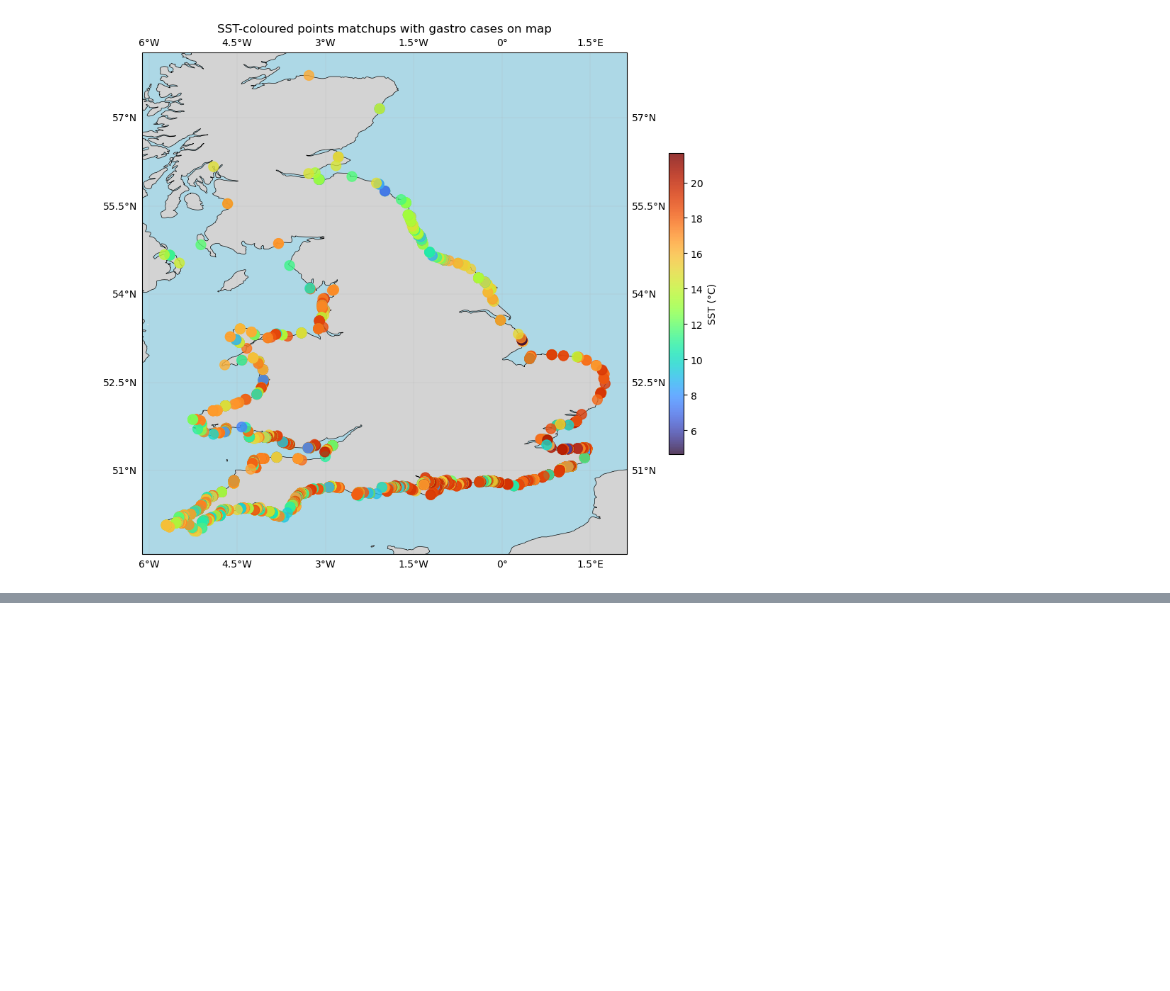
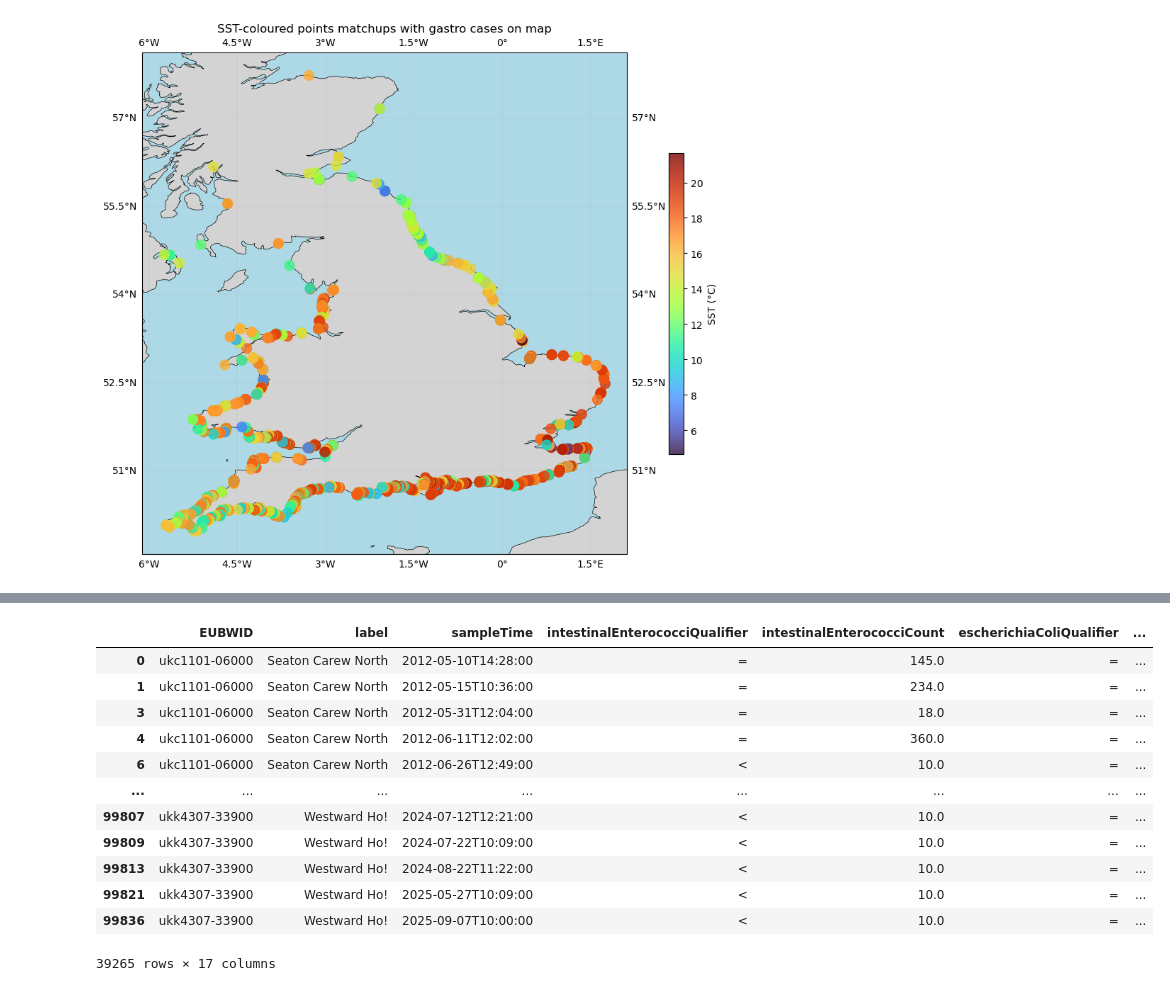
Before and after one commit to ESA-CHANGE/CCI-Health-EColi-UK, a Jupyter notebook: notebooks/change_random_forest.ipynb, the cells around one changed output, grey strips where cells are left out. Saved outputs shown, nothing was run; the diff lists cells and outputs as text; code cells hidden in the pictures; blank space fills up the shorter version.

```diff
--- a/notebooks/change_random_forest.ipynb
+++ b/notebooks/change_random_forest.ipynb
@@ -249,0 +254,42 @@ obs_df.to_csv(out_data_name)
+# %%
+# Load observed locations from CSV file - EA monitoring data on E coli
+obs_data_root = '/data/datasets/Projects/CHANGE/data'
+obs_data_name = os.path.join(obs_data_root, 'EA_Ecoli', 'ALL_BW_data_2012-2025.csv')
+
+obs_df = pd.read_csv(obs_data_name)
+
+# Transform UK National Grid easting, northing coordinates to lat, lon
+# What is difference between 'ngrx' and 'ngrx (values)' columns?
+transformer = Transformer.from_crs("epsg:27700", "epsg:4326", always_xy=True)
+lons, lats = transformer.transform(obs_df['ngrx'].values, obs_df['ngry'].values)
+obs_df['lat'], obs_df['lon'] = lats, lons
+
+# Remove invalid rows, with missing lat/lon
+obs_df = obs_df.dropna(subset=['lon', 'lat'])
+
+# Add time variable, at midday for dates
+obs_df['date_time'] = pd.to_datetime(obs_df['sampleTime'])
+obs_df
+
+# Store the data with the lat, lon, time columns
+out_data_name = os.path.join(obs_data_root, 'EA_Ecoli', 'ALL_BW_data_2012-2025_latlon.csv')
+obs_df.to_csv(out_data_name)
+# %%
+# Abritrary threshold of EA E coli data for plotting test
+high_ecoli = {'=', '>'}
+obs_filtered_df = obs_df[obs_df['escherichiaColiQualifier'].isin(high_ecoli)]
+obs_filtered_df
+# %% [output]
+|  | EUBWID | label | sampleTime | intestinalEnterococciQualifier | intestinalEnterococciCount | escherichiaColiQualifier | ... |
+| 0 | ukc1101-06000 | Seaton Carew North | 2012-05-10T14:28:00 | = | 145.0 | = | ... |
+| 1 | ukc1101-06000 | Seaton Carew North | 2012-05-15T10:36:00 | = | 234.0 | = | ... |
+| 3 | ukc1101-06000 | Seaton Carew North | 2012-05-31T12:04:00 | = | 18.0 | = | ... |
+| 4 | ukc1101-06000 | Seaton Carew North | 2012-06-11T12:02:00 | = | 360.0 | = | ... |
+| 6 | ukc1101-06000 | Seaton Carew North | 2012-06-26T12:49:00 | < | 10.0 | = | ... |
+| ... | ... | ... | ... | ... | ... | ... | ... |
+| 99807 | ukk4307-33900 | Westward Ho! | 2024-07-12T12:21:00 | < | 10.0 | = | ... |
+| 99809 | ukk4307-33900 | Westward Ho! | 2024-07-22T10:09:00 | < | 10.0 | = | ... |
+| 99813 | ukk4307-33900 | Westward Ho! | 2024-08-22T11:22:00 | < | 10.0 | = | ... |
+| 99821 | ukk4307-33900 | Westward Ho! | 2025-05-27T10:09:00 | < | 10.0 | = | ... |
+| 99836 | ukk4307-33900 | Westward Ho! | 2025-09-07T10:00:00 | < | 10.0 | = | ... |
+39265 rows × 17 columns
```
Also changed, not shown: parts of 8 cells of this notebook.
